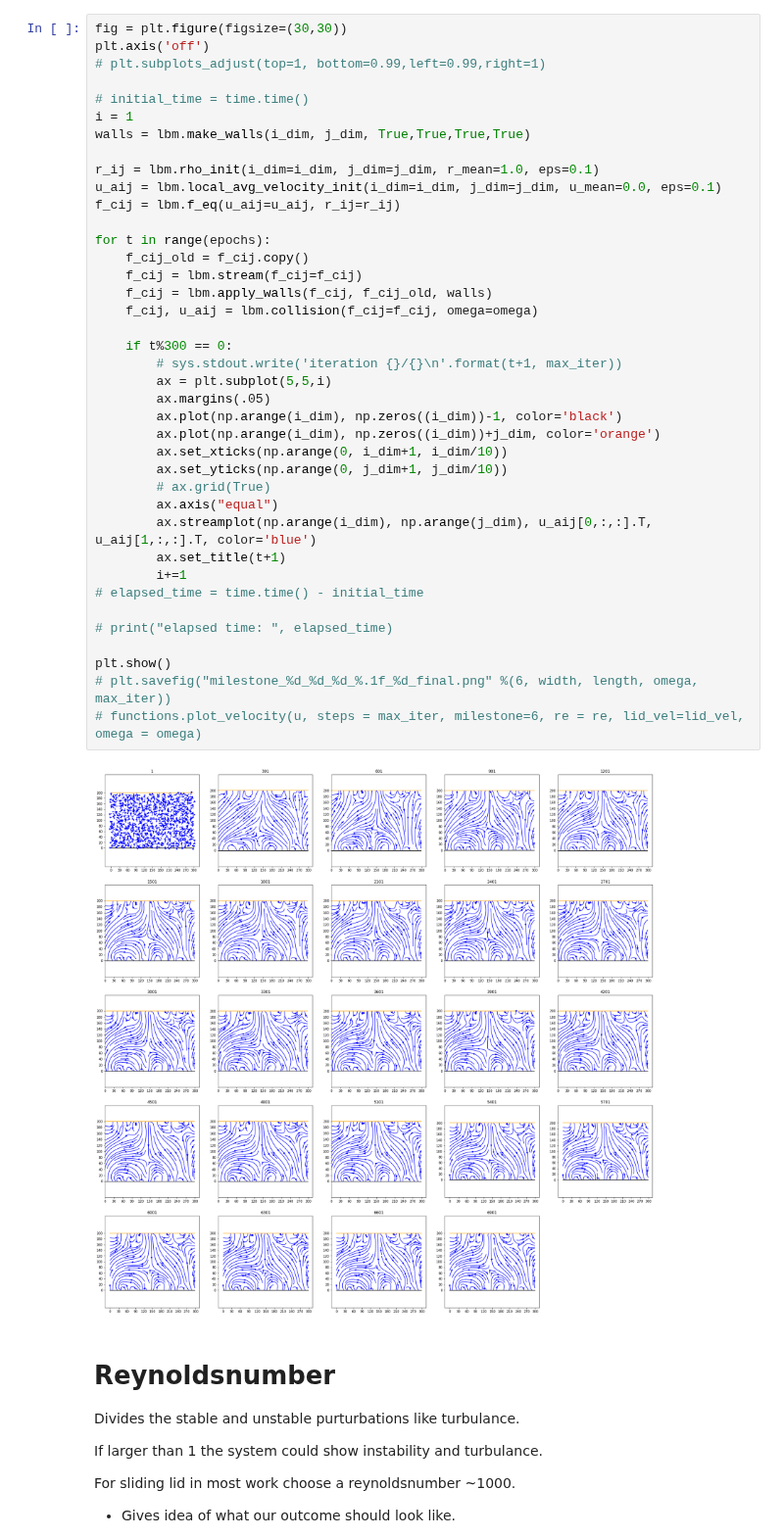
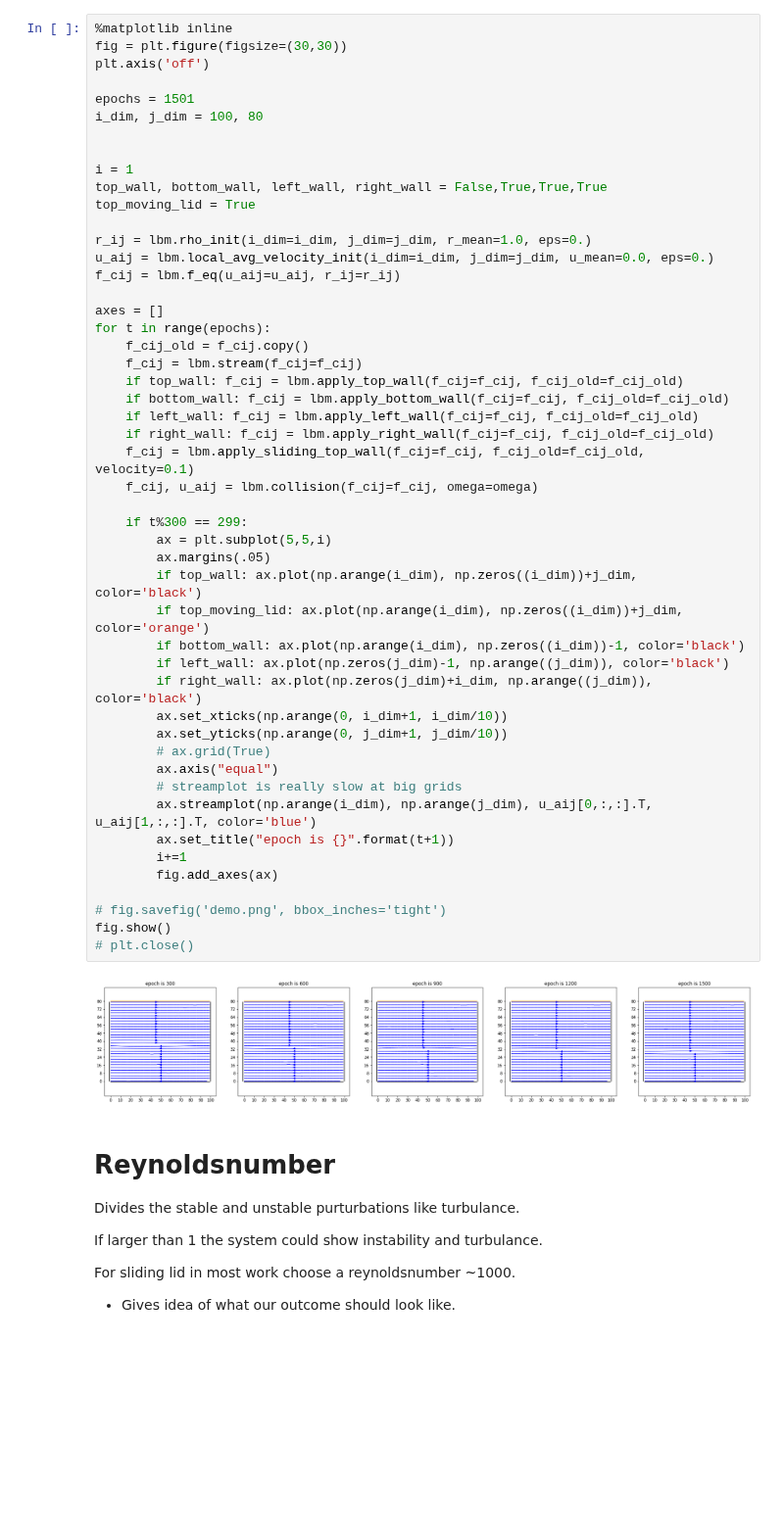
Before and after one commit to jonas27/pylbm, a Jupyter notebook: milestones/m4/m4.ipynb, the cells around one changed output. Shown at 98% size. Cells and saved outputs as stored; diff of their text form; blank space fills up the shorter version.

```diff
--- a/milestones/m4/m4.ipynb
+++ b/milestones/m4/m4.ipynb
@@ -19,46 +18,56 @@ x = np.arange(i_dim)
 y = np.arange(j_dim)
 X, Y = np.meshgrid(x, y)
 # %%
+%matplotlib inline
 fig = plt.figure(figsize=(30,30))
 plt.axis('off')
-# plt.subplots_adjust(top=1, bottom=0.99,left=0.99,right=1)
 
-# initial_time = time.time()
+epochs = 1501
+i_dim, j_dim = 100, 80
+
+
 i = 1
-walls = lbm.make_walls(i_dim, j_dim, True,True,True,True)
+top_wall, bottom_wall, left_wall, right_wall = False,True,True,True
+top_moving_lid = True
 
-r_ij = lbm.rho_init(i_dim=i_dim, j_dim=j_dim, r_mean=1.0, eps=0.1)
-u_aij = lbm.local_avg_velocity_init(i_dim=i_dim, j_dim=j_dim, u_mean=0.0, eps=0.1)
+r_ij = lbm.rho_init(i_dim=i_dim, j_dim=j_dim, r_mean=1.0, eps=0.)
+u_aij = lbm.local_avg_velocity_init(i_dim=i_dim, j_dim=j_dim, u_mean=0.0, eps=0.)
 f_cij = lbm.f_eq(u_aij=u_aij, r_ij=r_ij)
 
+axes = []
 for t in range(epochs):
     f_cij_old = f_cij.copy()
     f_cij = lbm.stream(f_cij=f_cij)
-    f_cij = lbm.apply_walls(f_cij, f_cij_old, walls)
+    if top_wall: f_cij = lbm.apply_top_wall(f_cij=f_cij, f_cij_old=f_cij_old)
+    if bottom_wall: f_cij = lbm.apply_bottom_wall(f_cij=f_cij, f_cij_old=f_cij_old)
+    if left_wall: f_cij = lbm.apply_left_wall(f_cij=f_cij, f_cij_old=f_cij_old)
+    if right_wall: f_cij = lbm.apply_right_wall(f_cij=f_cij, f_cij_old=f_cij_old)
+    f_cij = lbm.apply_sliding_top_wall(f_cij=f_cij, f_cij_old=f_cij_old, velocity=0.1)
     f_cij, u_aij = lbm.collision(f_cij=f_cij, omega=omega)
 
-    if t%300 == 0:
-        # sys.stdout.write('iteration {}/{}\n'.format(t+1, max_iter))
+    if t%300 == 299:
         ax = plt.subplot(5,5,i)
         ax.margins(.05)
-        ax.plot(np.arange(i_dim), np.zeros((i_dim))-1, color='black')
-        ax.plot(np.arange(i_dim), np.zeros((i_dim))+j_dim, color='orange')
+        if top_wall: ax.plot(np.arange(i_dim), np.zeros((i_dim))+j_dim, color='black')
+        if top_moving_lid: ax.plot(np.arange(i_dim), np.zeros((i_dim))+j_dim, color='orange')
+        if bottom_wall: ax.plot(np.arange(i_dim), np.zeros((i_dim))-1, color='black')
+        if left_wall: ax.plot(np.zeros(j_dim)-1, np.arange((j_dim)), color='black')
+        if right_wall: ax.plot(np.zeros(j_dim)+i_dim, np.arange((j_dim)), color='black')
         ax.set_xticks(np.arange(0, i_dim+1, i_dim/10))
         ax.set_yticks(np.arange(0, j_dim+1, j_dim/10))
         # ax.grid(True)
         ax.axis("equal")
+        # streamplot is really slow at big grids
         ax.streamplot(np.arange(i_dim), np.arange(j_dim), u_aij[0,:,:].T, u_aij[1,:,:].T, color='blue')
-        ax.set_title(t+1)
+        ax.set_title("epoch is {}".format(t+1))
         i+=1
-# elapsed_time = time.time() - initial_time
+        fig.add_axes(ax)
 
-# print("elapsed time: ", elapsed_time)
-
-plt.show()
-# plt.savefig("milestone_%d_%d_%d_%.1f_%d_final.png" %(6, width, length, omega, max_iter))
-# functions.plot_velocity(u, steps = max_iter, milestone=6, re = re, lid_vel=lid_vel, omega = omega)
+# fig.savefig('demo.png', bbox_inches='tight')
+fig.show()
+# plt.close()
 # %% [output]
-[figure, old version]
+[figure, new version]
 # %% [markdown]
 # Reynoldsnumber
 Divides the stable and unstable purturbations like turbulance.
```
Also changed, not shown: parts of 3 cells of this notebook, 4 other files.
